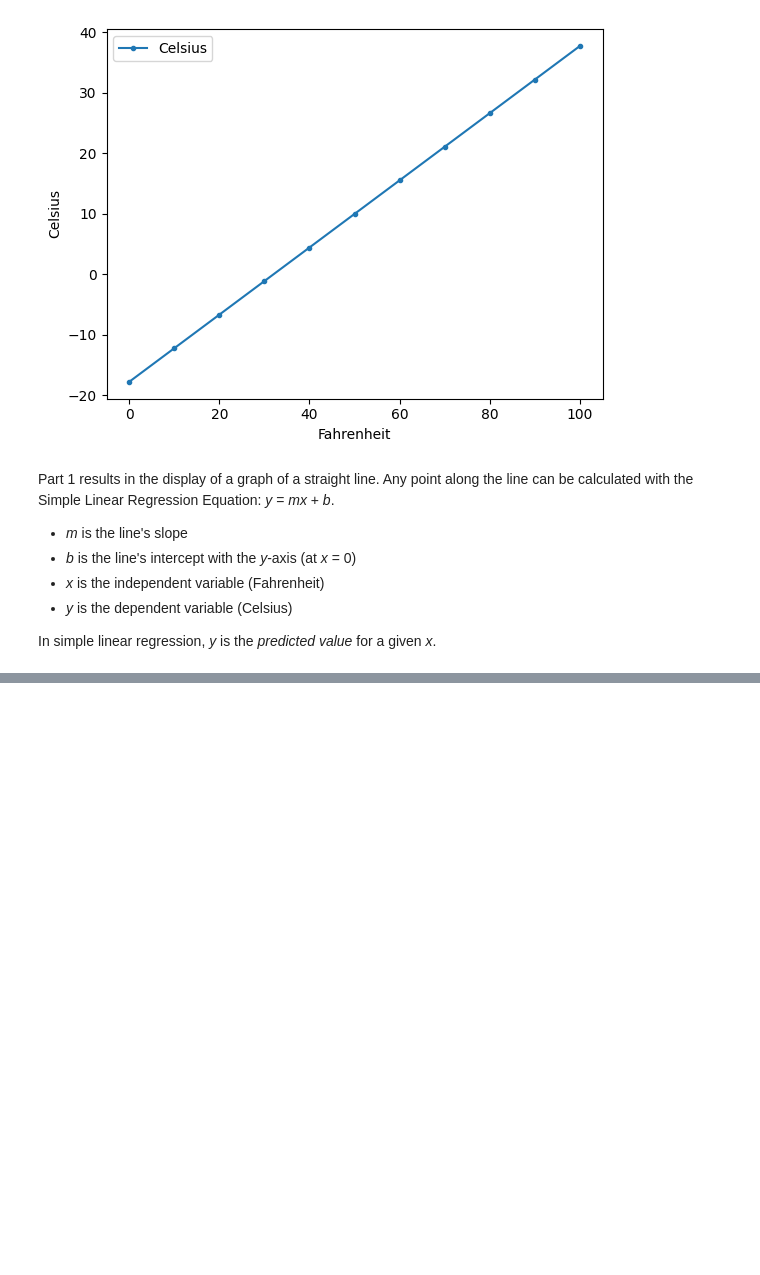
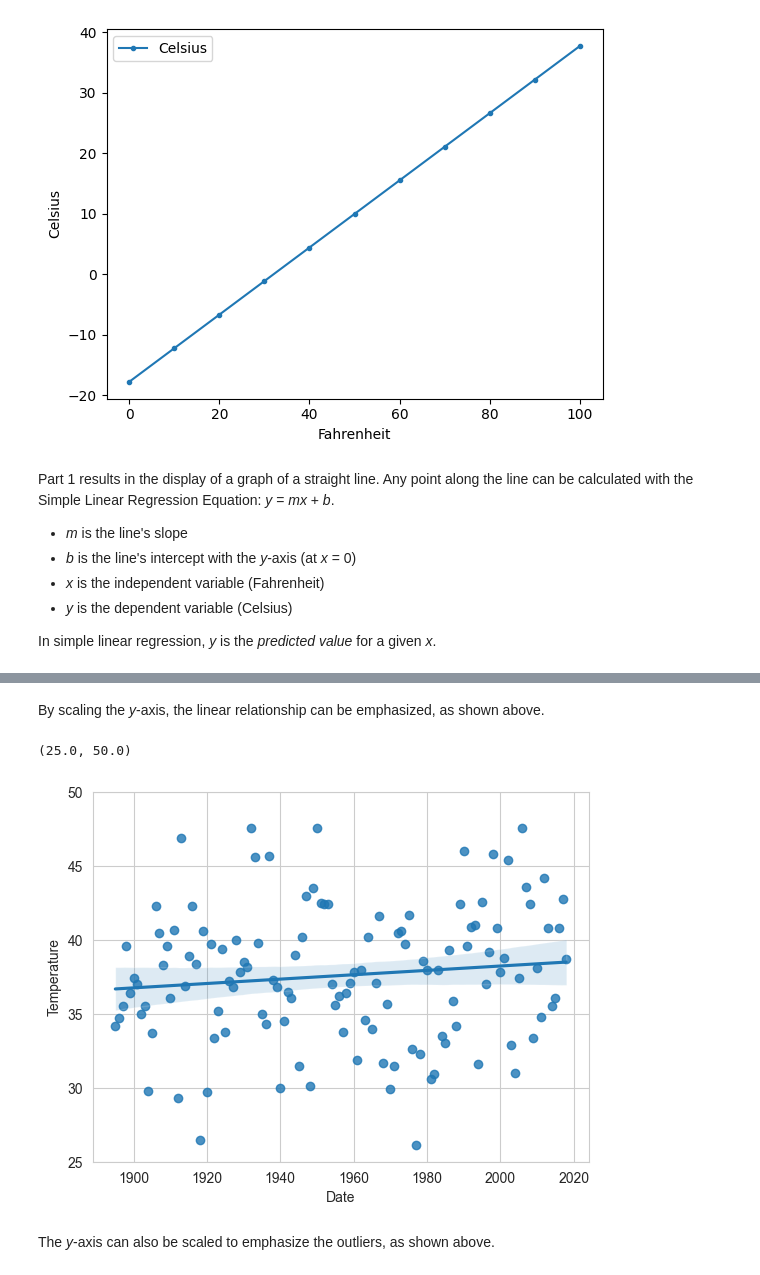
Before and after one commit to james-0177/datafun-07-ml, a Jupyter notebook: pinkston_ml.ipynb, the cells around one changed output, grey strips where cells are left out. Drawn from its saved outputs; the diff is of its cells as text; code cells hidden in the pictures; blank space fills up the shorter version.

```diff
--- a/pinkston_ml.ipynb
+++ b/pinkston_ml.ipynb
@@ -37,0 +193,12 @@ In simple linear regression, *y* is the *predicted value* for a given *x*.
+# %% [markdown]
+By scaling the *y*-axis, the linear relationship can be emphasized, as shown above.
+# %%
+sns.set_style('whitegrid')
+
+axes = sns.regplot(x=nyc_df.Date, y=nyc_df.Temperature)
+axes.set_ylim(25, 50)
+# %% [output]
+(25.0, 50.0)
+[figure, added]
+# %% [markdown]
+The *y*-axis can also be scaled to emphasize the outliers, as shown above.
```
Also changed, not shown: parts of 24 cells of this notebook, 1 other file.
